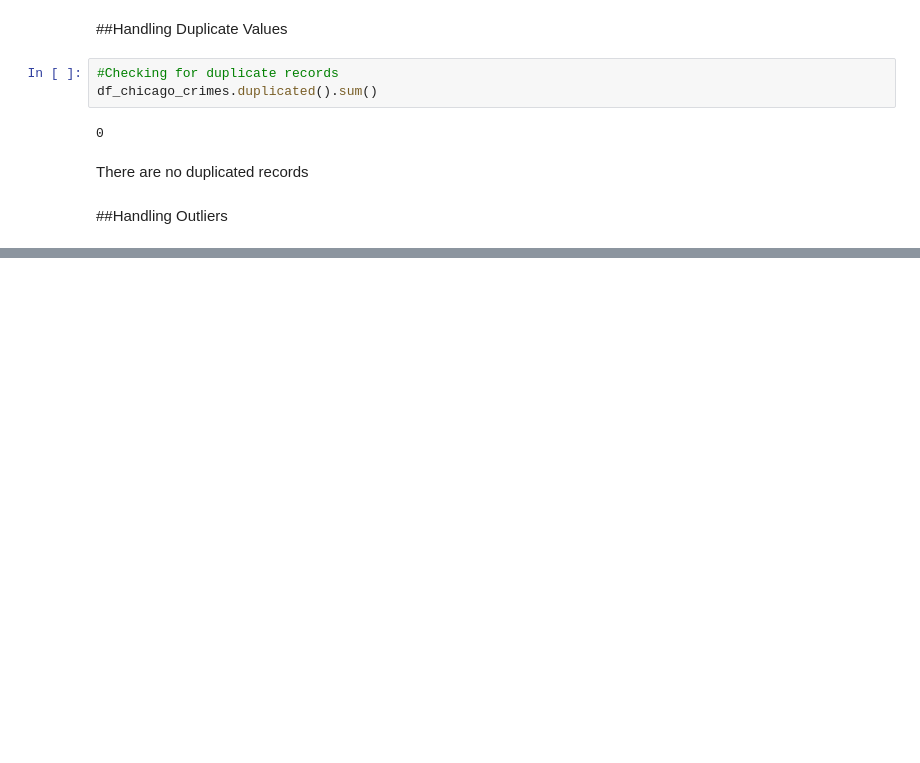
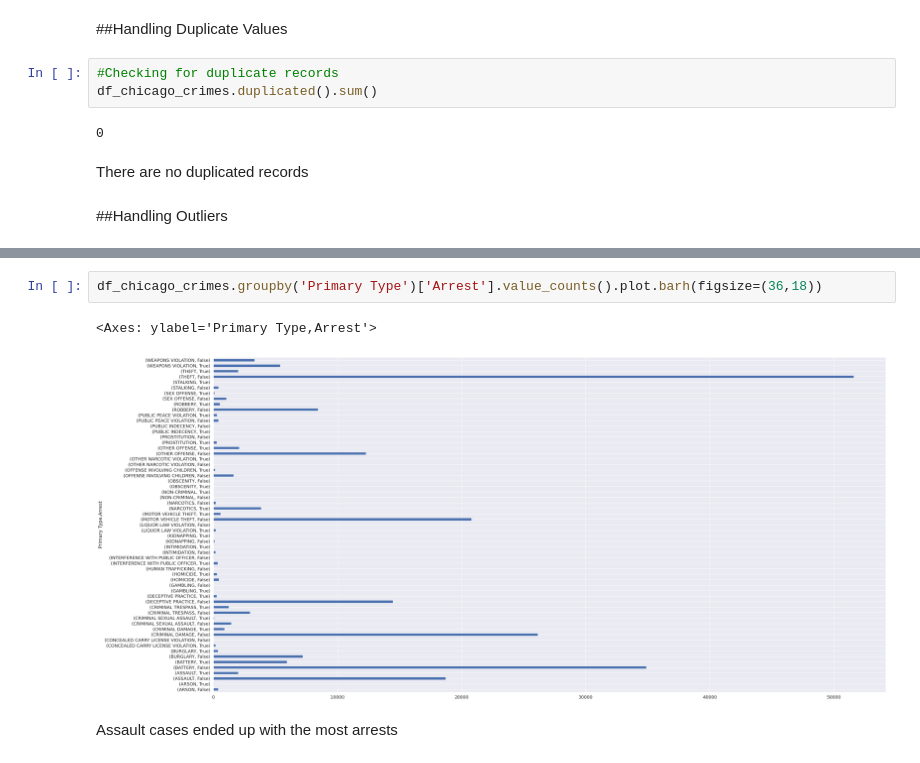
Before and after one commit to vcngeno/Visual_Design_Assignment2, a Jupyter notebook: Visual_Design_Assignment2.ipynb, the cells around one changed output, grey strips where cells are left out. Cells and saved outputs as stored; diff of their text form; blank space fills up the shorter version.

```diff
--- a/Visual_Design_Assignment2.ipynb
+++ b/Visual_Design_Assignment2.ipynb
@@ -137,0 +188,7 @@ There are no duplicated records
+# %%
+df_chicago_crimes.groupby('Primary Type')['Arrest'].value_counts().plot.barh(figsize=(36,18))
+# %% [output]
+<Axes: ylabel='Primary Type,Arrest'>
+[figure, added]
+# %% [markdown]
+Assault cases ended up with the most arrests
```
Also changed, not shown: parts of 9 cells of this notebook.
